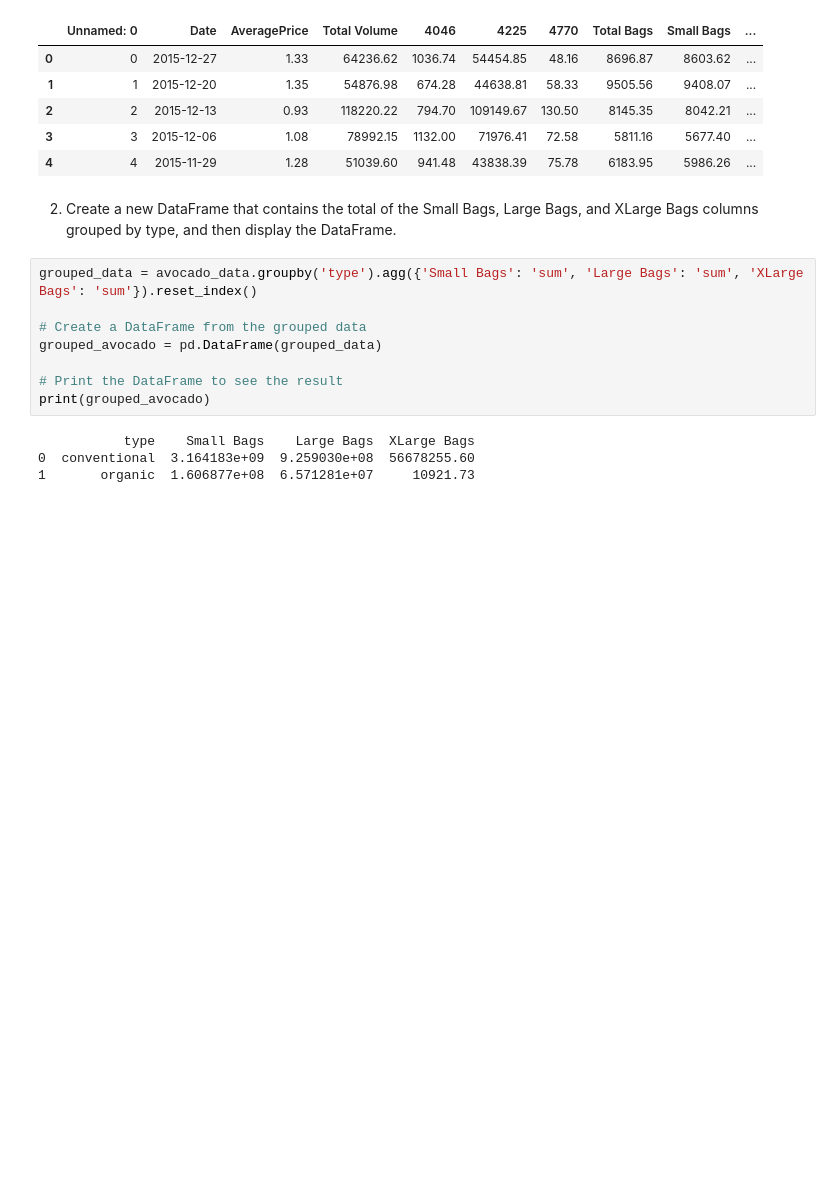
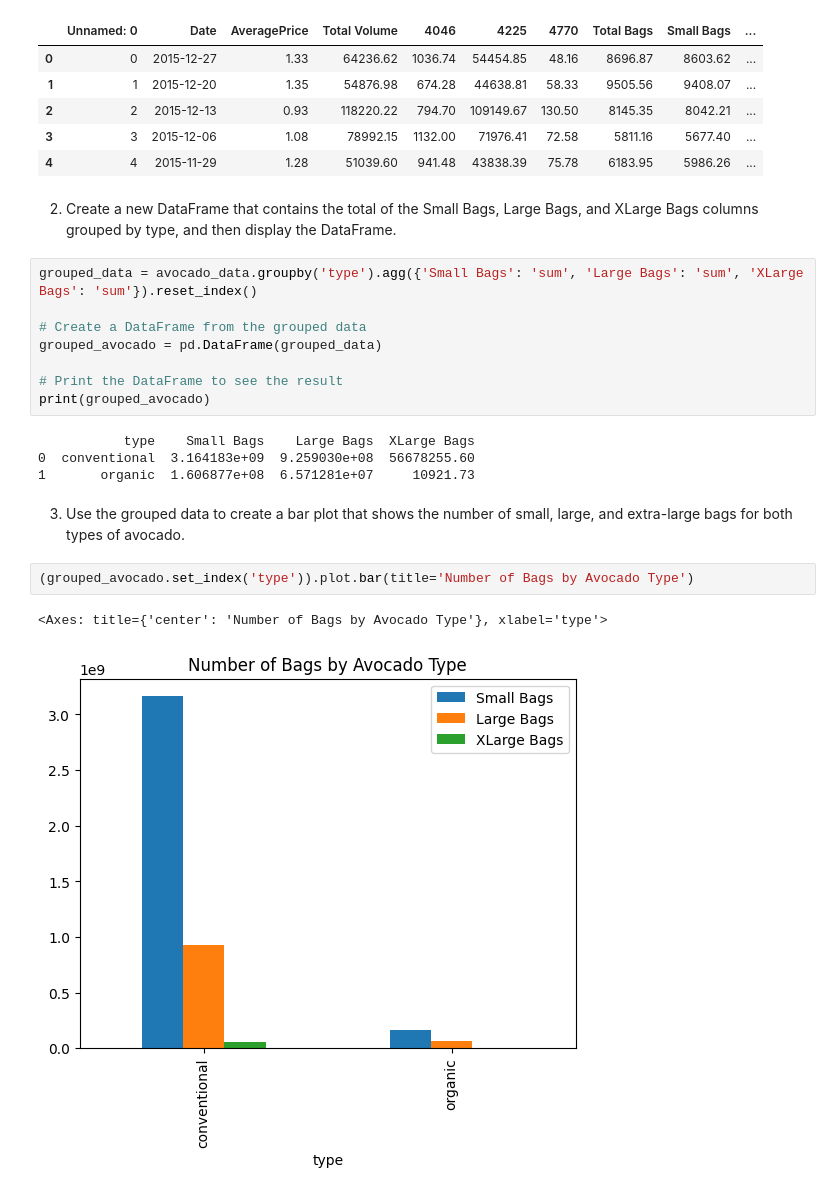
Before and after one commit to zachrousseau/SEC.407.AdvancedPython, a Jupyter notebook: Rousseau.Assignment.06/Rousseau.Assignment.06.Program.05.ipynb, the cells around one changed output. Cells and saved outputs as stored; diff of their text form; blank space fills up the shorter version.

```diff
--- a/Rousseau.Assignment.06/Rousseau.Assignment.06.Program.05.ipynb
+++ b/Rousseau.Assignment.06/Rousseau.Assignment.06.Program.05.ipynb
@@ -27,3 +27,11 @@ print(grouped_avocado)
            type    Small Bags    Large Bags  XLarge Bags
 0  conventional  3.164183e+09  9.259030e+08  56678255.60
 1       organic  1.606877e+08  6.571281e+07     10921.73
+# %% [markdown]
+3. Use the grouped data to create a bar plot that shows the number of small, large, and extra-large bags
+for both types of avocado.
+# %%
+(grouped_avocado.set_index('type')).plot.bar(title='Number of Bags by Avocado Type')
+# %% [output]
+<Axes: title={'center': 'Number of Bags by Avocado Type'}, xlabel='type'>
+[figure, added]
```
Also changed, not shown: parts of 2 cells of this notebook, 1 other file.
